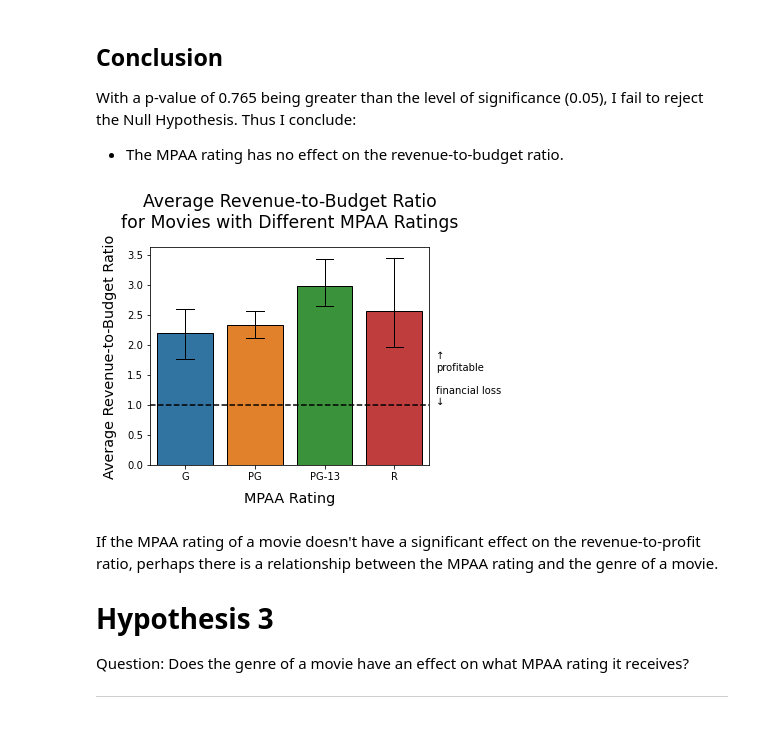
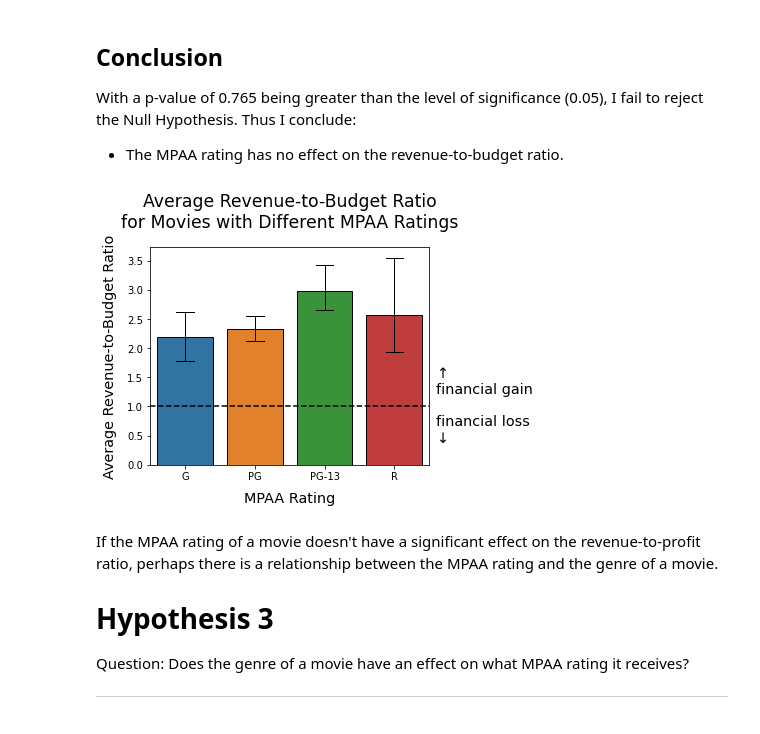
Before and after one commit to bngrossmann/analysis-of-successful-movies, a Jupyter notebook: Notebook-5.ipynb, the cells around one changed output. Saved outputs shown, nothing was run; the diff lists cells and outputs as text; code cells hidden in the pictures.

```diff
--- a/Notebook-5.ipynb
+++ b/Notebook-5.ipynb
@@ -377,22 +377,22 @@ Thus I conclude:
 # %%
 plt.figure(figsize=(5,4))
 
 kwargs = {'linewidth':1,'edgecolor':'black', 'edgecolor':'black'}
 axe = sns.barplot(data=df.sort_values(by='certification'),
                   x='certification', y='ratio',
                   capsize=0.25, errwidth=1, errcolor='black',
                   **kwargs)
 axe.set_title("Average Revenue-to-Budget Ratio\nfor Movies with Different MPAA Ratings",fontsize="xx-large",pad=20)
 axe.set_xlabel("MPAA Rating",fontsize="x-large",labelpad=10)
 axe.set_ylabel("Average Revenue-to-Budget Ratio",fontsize="x-large",labelpad=10)
 
 axe.axhline(1,color='black',ls='--')
-axe.text(3.6,1,'↑\npf\n\nfinancial loss\n↓')
+axe.text(3.6,0.39,'↑\nfinancial gain\n\nfinancial loss\n↓',fontsize='x-large')
 # axe.yaxis.set_major_formatter(mdollar_formatter)
 
 plt.show()
 # %% [output]
-[figure, old version]
+[figure, new version]
 # %% [markdown]
 If the MPAA rating of a movie doesn't have a significant effect on the revenue-to-profit ratio, perhaps there is a relationship between the MPAA rating and the genre of a movie.
 
```
Also changed, not shown: parts of 1 cell of this notebook.
